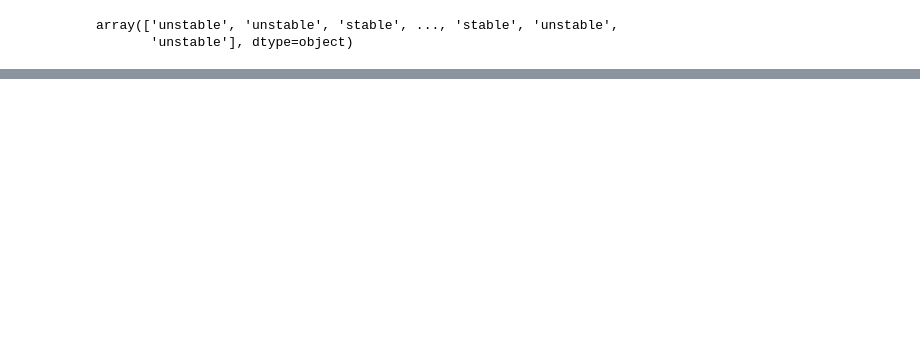
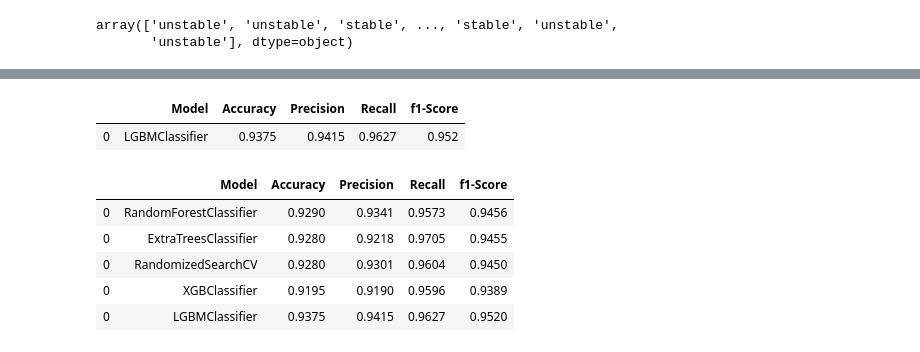
Before and after one commit to Tbori1/hamoye-stage-c-quiz, a Jupyter notebook: hamoye stage c quiz .ipynb, the cells around one changed output, grey strips where cells are left out. Saved outputs shown, nothing was run; the diff lists cells and outputs as text; code cells hidden in the pictures; blank space fills up the shorter version.

```diff
--- a/hamoye stage c quiz .ipynb
+++ b/hamoye stage c quiz .ipynb
@@ -351,0 +269,4 @@ Note: you may need to restart the kernel to use updated packages.
+# %%
+data = [['XGBClassifier', 0.9195, 0.9190, 0.9596, 0.9389]]
+result4 = pd.DataFrame(data ,columns = ['Model','Accuracy', 'Precision', 'Recall', 'f1-Score'])
+result4
@@ -362,0 +298,18 @@ array(['unstable', 'unstable', 'stable', ..., 'stable', 'unstable',
+# %%
+data = [['LGBMClassifier', 0.9375, 0.9415, 0.9627, 0.9520]]
+result5 = pd.DataFrame(data ,columns = ['Model','Accuracy', 'Precision', 'Recall', 'f1-Score'])
+result5
+# %% [output]
+|  | Model | Accuracy | Precision | Recall | f1-Score |
+| 0 | LGBMClassifier | 0.9375 | 0.9415 | 0.9627 | 0.952 |
+# %%
+model_result = result1.append([result2, result3, result4, result5])
+# %%
+model_result
+# %% [output]
+|  | Model | Accuracy | Precision | Recall | f1-Score |
+| 0 | RandomForestClassifier | 0.9290 | 0.9341 | 0.9573 | 0.9456 |
+| 0 | ExtraTreesClassifier | 0.9280 | 0.9218 | 0.9705 | 0.9455 |
+| 0 | RandomizedSearchCV | 0.9280 | 0.9301 | 0.9604 | 0.9450 |
+| 0 | XGBClassifier | 0.9195 | 0.9190 | 0.9596 | 0.9389 |
+| 0 | LGBMClassifier | 0.9375 | 0.9415 | 0.9627 | 0.9520 |
```
Also changed, not shown: parts of 44 cells of this notebook.
